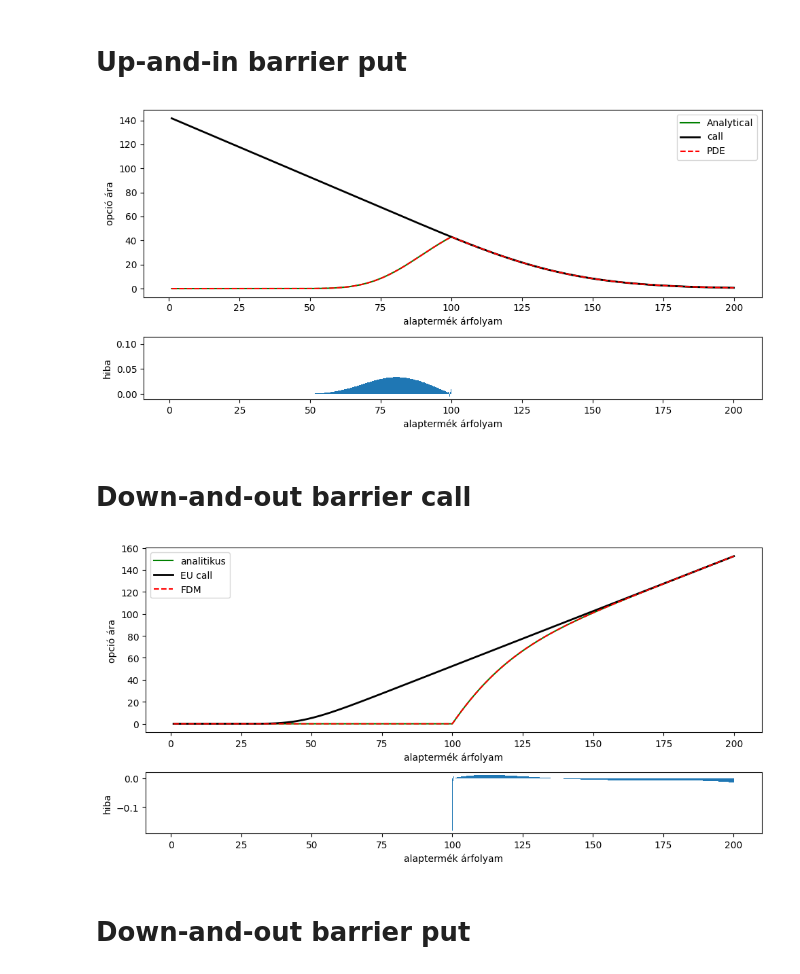
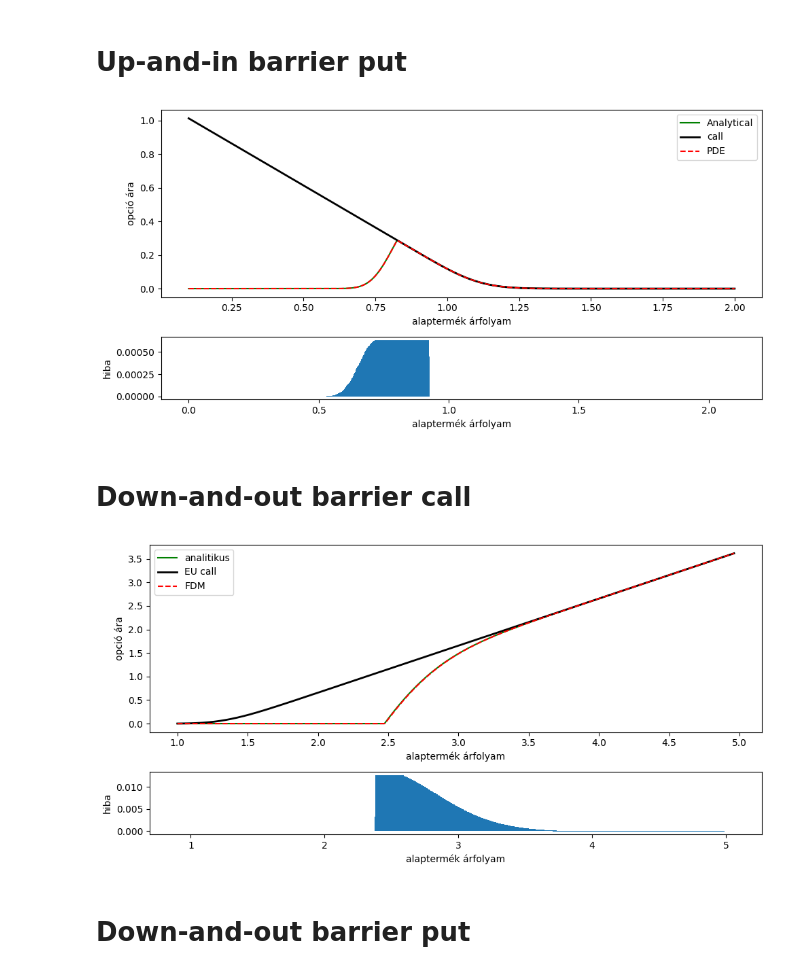
Before and after one commit to HKristof136/msc_thesis_2025, a Jupyter notebook: pricer/notebooks/eu_options_validation.ipynb, the cells around one changed output. Drawn from its saved outputs; the diff is of its cells as text; code cells hidden in the pictures.

```diff
--- a/pricer/notebooks/eu_options_validation.ipynb
+++ b/pricer/notebooks/eu_options_validation.ipynb
@@ -347,15 +345,15 @@ from pricer.analytical import BarrierUpAndInPut, BlackScholesPut
 from pricer.pde_solver import BarrierUpAndInPutPDE
 from pricer.config_base import BlackScholesConfig, PDESolverConfig
 
-S = 100.0
-K = 150.0
-T = 1.0
-r = 0.05
-sigma = 0.2
-barrier = 100.0
+S = 1.0
+K = 1.12
+T = 0.25
+r = 0.025
+sigma = 0.168
+barrier = 0.8254
 
 points = np.zeros((1000, 2))
-points[:, 0] = np.linspace(1, 2 * S, 1000)
+points[:, 0] = np.linspace(0.1, 2 * S, 1000)
 points[:, 1] = T
 
 analytical_config = BlackScholesConfig(
@@ -384,7 +382,7 @@ price_pde_cls.solve()
 
 points = np.zeros((1000, 2))
 points[:, 0] = analytical_config.underlier_price
-points[:, 1] = 1
+points[:, 1] = T
 
 price_pde = price_pde_cls.price(points)
 
@@ -404,7 +402,7 @@ ax[1].set_ylabel("hiba")
 plt.tight_layout()
 plt.show()
 # %% [output]
-[figure, old version]
+[figure, new version]
 # %% [markdown]
 # Down-and-out barrier call
 # %%
@@ -412,12 +410,12 @@ from pricer.analytical import BarrierDownAndOutCall, BlackScholesCall
 from pricer.pde_solver import BarrierDownAndOutCallPDE
 from pricer.config_base import BlackScholesConfig, PDESolverConfig
 
-S = 100.0
-K = 50.0
-T = 1.0
-r = 0.05
-sigma = 0.2
-barrier = 100.0
+S = 2.480411
+K = 1.379325
+T = 0.307537
+r = 0.084660
+sigma = 0.259279
+barrier = 2.473668
 
 points = np.zeros((1000, 2))
 points[:, 0] = np.linspace(1, 2 * S, 1000)
@@ -441,35 +439,35 @@ pde_config = PDESolverConfig(
     strike=K,
     interest_rate=r,
     volatility=sigma,
     barrier=barrier
 )
 
 price_pde_cls = BarrierDownAndOutCallPDE(pde_config)
 price_pde_cls.solve()
 
 points = np.zeros((1000, 2))
 points[:, 0] = analytical_config.underlier_price
-points[:, 1] = 1
+points[:, 1] = T
 
 price_pde = price_pde_cls.price(points)
 
 fig, ax = plt.subplots(2, 1, figsize=(10, 5), gridspec_kw={'height_ratios': [3, 1]})
 
 ax[0].plot(analytical_config.underlier_price, price_analytical, label="analitikus", color="green")
 ax[0].plot(analytical_config.underlier_price, price_analytical_call, label="EU call", color="black", lw=2)
 ax[0].plot(analytical_config.underlier_price, price_pde, label="FDM", color="red", linestyle="--")
 ax[0].set_xlabel("alaptermék árfolyam")
 ax[0].set_ylabel("opció ára")
 ax[0].legend()
 
 ax[1].bar(analytical_config.underlier_price, price_analytical - price_pde, width=0.2)
 ax[1].set_xlabel("alaptermék árfolyam")
 ax[1].set_ylabel("hiba")
 
 plt.tight_layout()
 plt.show()
 # %% [output]
-[figure, old version]
+[figure, new version]
 # %% [markdown]
 # Down-and-out barrier put
 # %%
```
Also changed, not shown: parts of 3 cells of this notebook, 16 other files.
